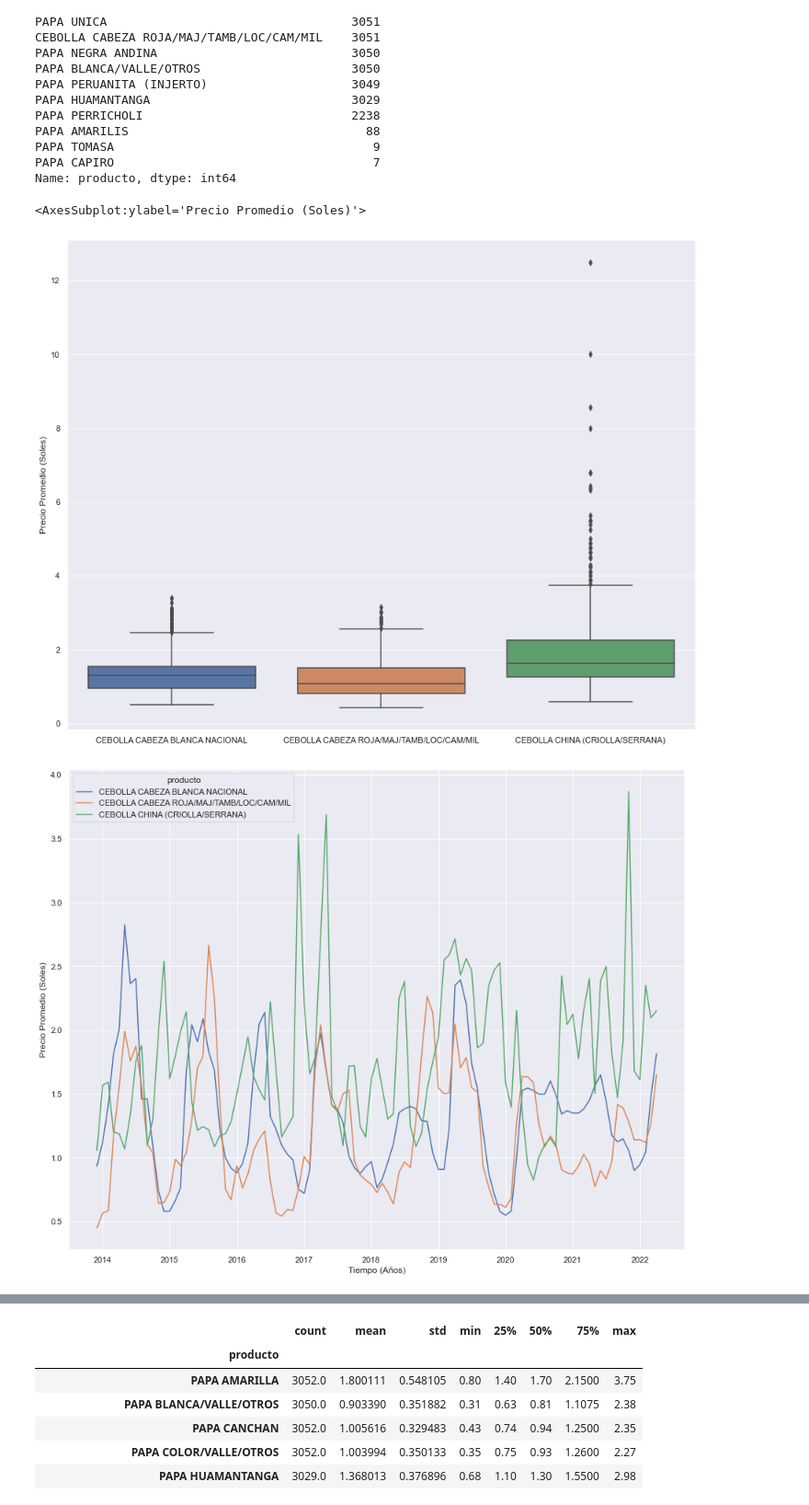
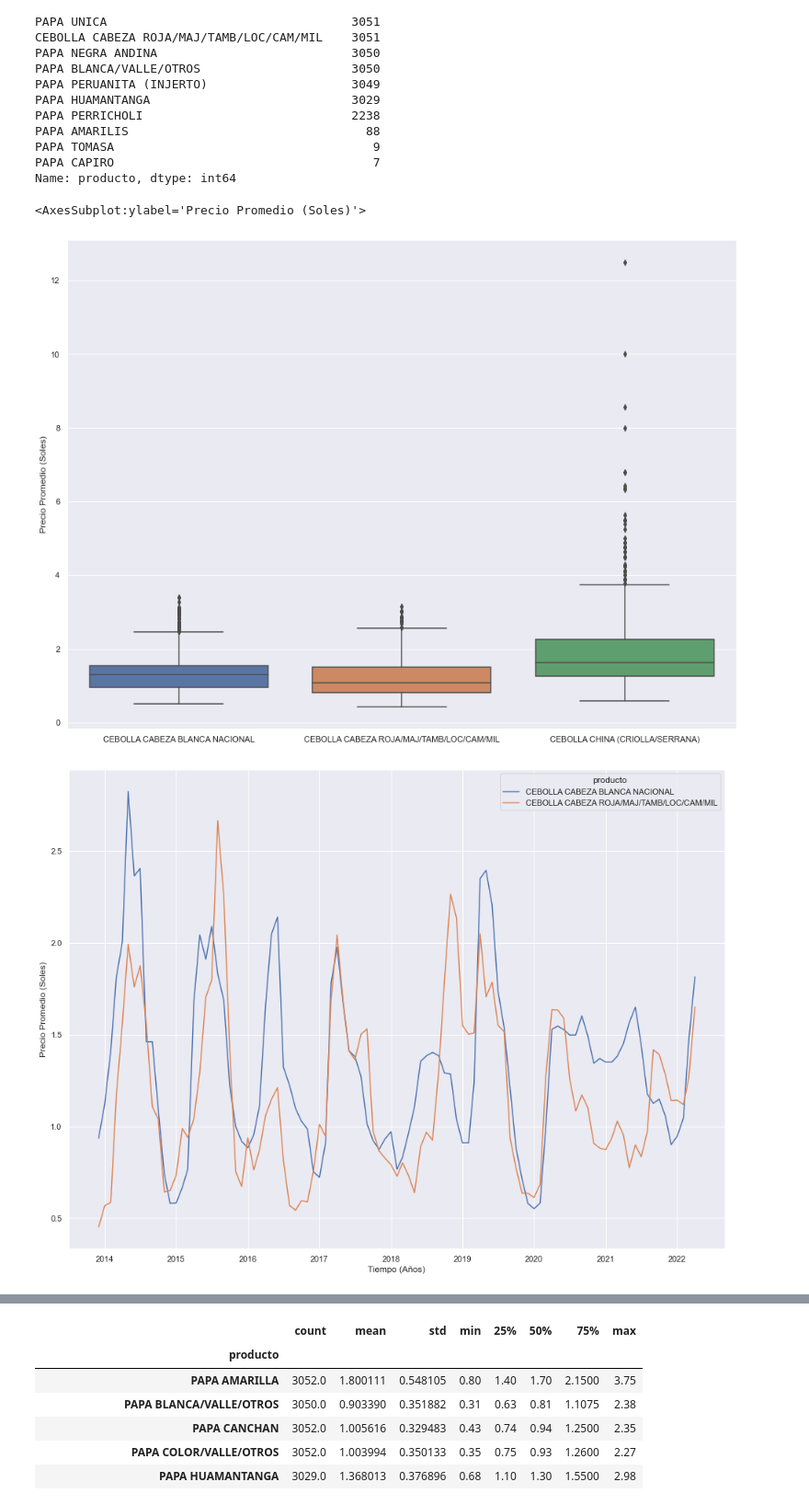
Before and after one commit to AlejandroGH97/tesis, a Jupyter notebook: Analysis/EDA.ipynb, the cells around one changed output, grey strips where cells are left out. Shown: that part at 92% size. Saved outputs shown, nothing was run; the diff lists cells and outputs as text; code cells hidden in the pictures.

```diff
--- a/Analysis/EDA.ipynb
+++ b/Analysis/EDA.ipynb
@@ -3,7 +3,7 @@ import pandas as pd
 import seaborn as sns
 import matplotlib.pylab as plt
 # %%
-sns.set(rc={'figure.figsize':(15,12)})
+sns.set(rc={'figure.figsize':(16,12)})
 # %%
 data = pd.read_csv("../Data/data.csv")
 data["date"] = data["day"].astype(str)+"-"+data["month"].astype(str)+"-"+data["year"].astype(str)
@@ -47,19 +47,20 @@ ax.set_ylabel("Precio Promedio (Soles)")
 ax
 # %% [output]
 <AxesSubplot:ylabel='Precio Promedio (Soles)'>
-[figure, old version]
+[figure, new version]
 # %%
+cebollas = cebollas[~cebollas.producto.astype(str).str.contains("CHINA")]
 monthAvg = cebollas.groupby(["producto","year","month"]).agg({"precio_mean": "mean"}).reset_index()
 monthAvg["date"] = monthAvg["month"].astype(str)+"-"+monthAvg["year"].astype(str)
 monthAvg["date"] = pd.to_datetime(monthAvg["date"],format="%m-%Y")
 monthAvg = monthAvg[monthAvg.producto.astype(str).str.contains("CEBOLLA")]
 ax = sns.lineplot(data=monthAvg,x="date", y="precio_mean", hue="producto")
 ax.set_xlabel("Tiempo (Años)")
 ax.set_ylabel("Precio Promedio (Soles)")
 fig = ax.get_figure()
 fig.savefig("cebolla.png")
 # %% [output]
-[figure, old version]
+[figure, new version]
 # %%
 papas = data[data.producto.astype(str).str.contains("PAPA")]
 ax = sns.boxplot(x="producto",y="precio_mean",data=papas)
```
Also changed, not shown: parts of 9 cells of this notebook, 8 other files.
